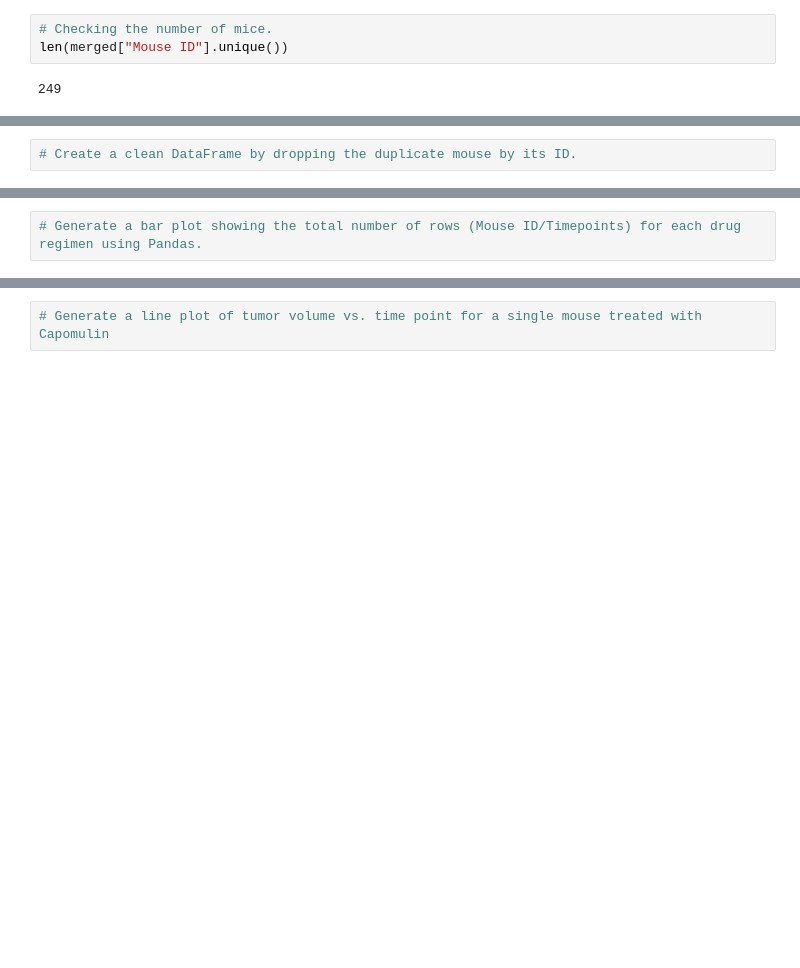
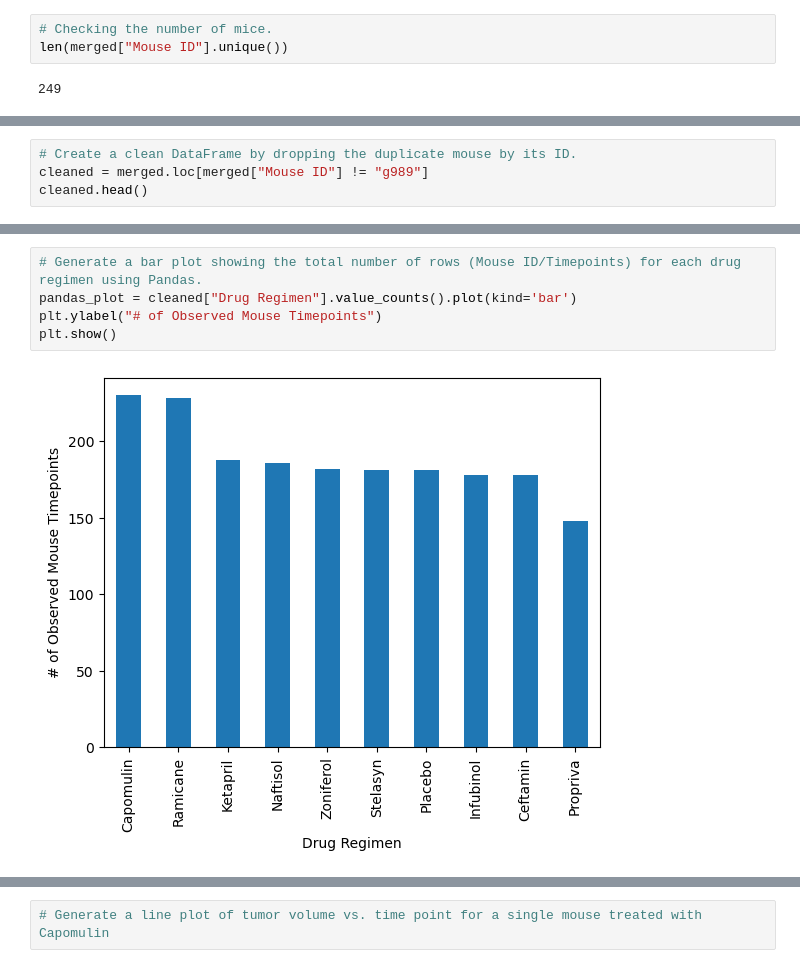
Before and after one commit to Mandia12/Matplotlib-Challenge, a Jupyter notebook: Pymaceuticals/pymaceuticals_final.ipynb, the cells around one changed output, grey strips where cells are left out. Drawn from its saved outputs; the diff is of its cells as text; blank space fills up the shorter version.

```diff
--- a/Pymaceuticals/pymaceuticals_final.ipynb
+++ b/Pymaceuticals/pymaceuticals_final.ipynb
@@ -56,2 +58,4 @@ duplicate_df
 # %%
 # Create a clean DataFrame by dropping the duplicate mouse by its ID.
+cleaned = merged.loc[merged["Mouse ID"] != "g989"]
+cleaned.head()
@@ -71,4 +124,9 @@ duplicate_df
 # %%
 # Generate a bar plot showing the total number of rows (Mouse ID/Timepoints) for each drug regimen using Pandas.
+pandas_plot = cleaned["Drug Regimen"].value_counts().plot(kind='bar')
+plt.ylabel("# of Observed Mouse Timepoints")
+plt.show()
+# %% [output]
+[figure, added]
 # %%
 # Generate a bar plot showing the total number of rows (Mouse ID/Timepoints) for each drug regimen using pyplot.
```
Also changed, not shown: parts of 12 cells of this notebook.
